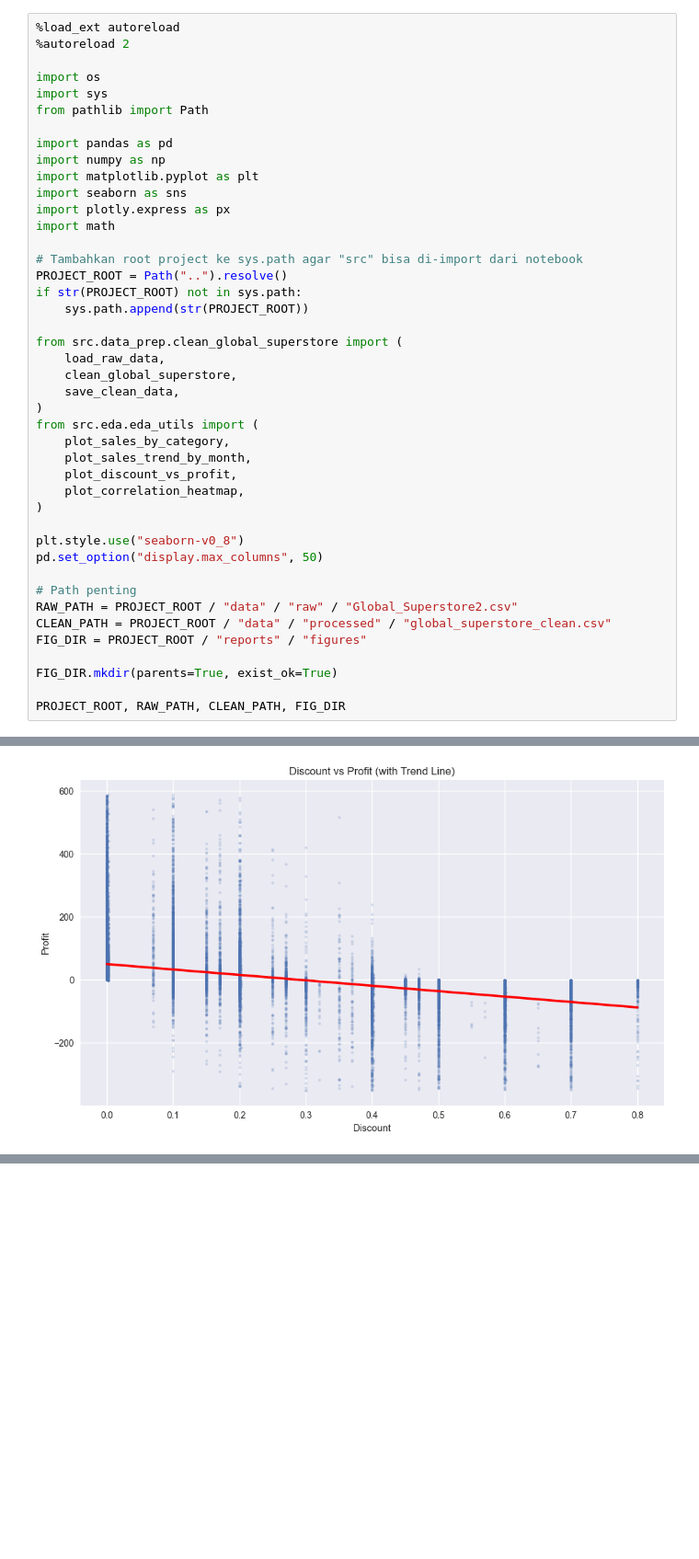
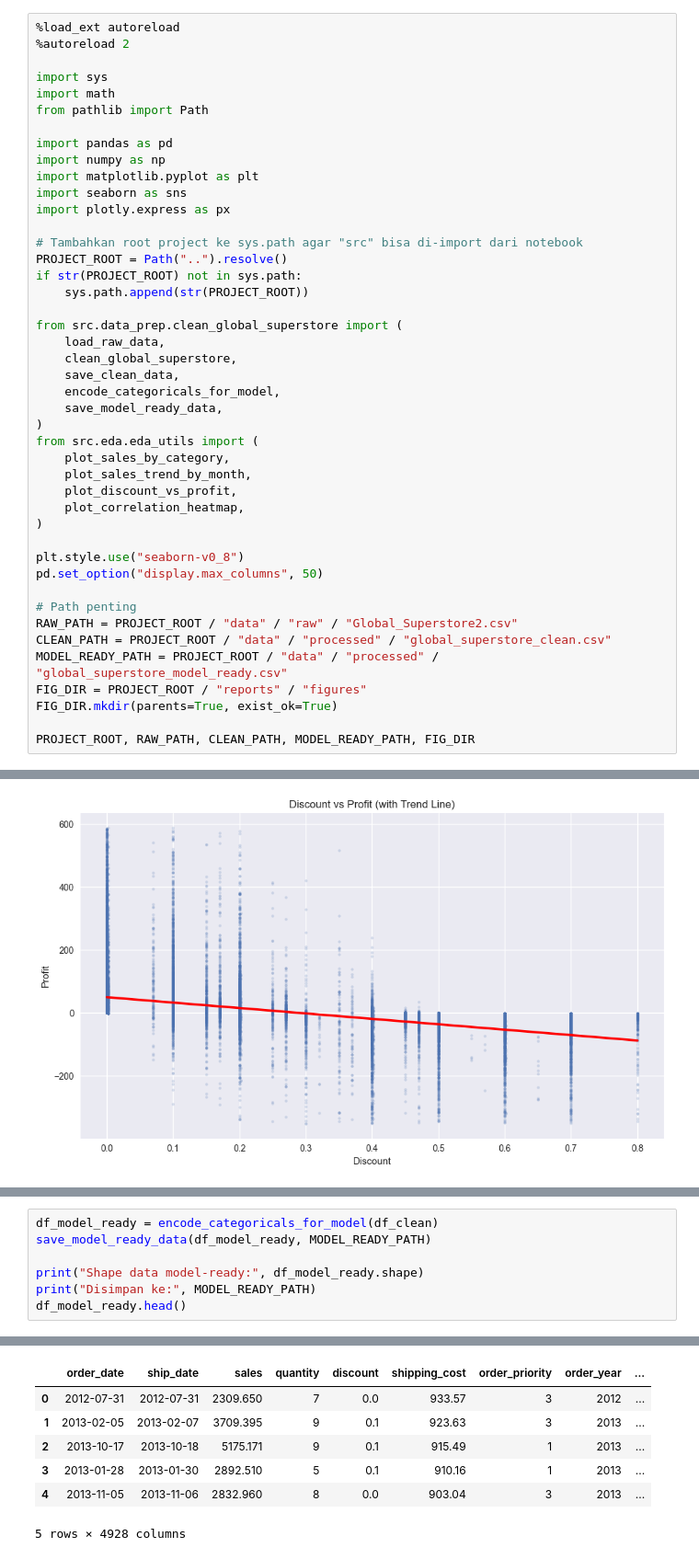
Before and after one commit to xmriz/tubes-if5100-global-superstore, a Jupyter notebook: notebooks/01_data_prep_eda_viz.ipynb, the cells around one changed output, grey strips where cells are left out. Shown: that part at 92% size. Cells and saved outputs as stored; diff of their text form; blank space fills up the shorter version.

```diff
--- a/notebooks/01_data_prep_eda_viz.ipynb
+++ b/notebooks/01_data_prep_eda_viz.ipynb
@@ -4,8 +4,8 @@
 %load_ext autoreload
 %autoreload 2
 
-import os
 import sys
+import math
 from pathlib import Path
 
 import pandas as pd
@@ -13,7 +13,6 @@ import numpy as np
 import matplotlib.pyplot as plt
 import seaborn as sns
 import plotly.express as px
-import math
 
 # Tambahkan root project ke sys.path agar "src" bisa di-import dari notebook
 PROJECT_ROOT = Path("..").resolve()
@@ -24,6 +23,8 @@ from src.data_prep.clean_global_superstore import (
     load_raw_data,
     clean_global_superstore,
     save_clean_data,
+    encode_categoricals_for_model,
+    save_model_ready_data,
 )
 from src.eda.eda_utils import (
     plot_sales_by_category,
@@ -38,9 +39,9 @@ pd.set_option("display.max_columns", 50)
 # Path penting
 RAW_PATH = PROJECT_ROOT / "data" / "raw" / "Global_Superstore2.csv"
 CLEAN_PATH = PROJECT_ROOT / "data" / "processed" / "global_superstore_clean.csv"
+MODEL_READY_PATH = PROJECT_ROOT / "data" / "processed" / "global_superstore_model_ready.csv"
 FIG_DIR = PROJECT_ROOT / "reports" / "figures"
-
 FIG_DIR.mkdir(parents=True, exist_ok=True)
 
-PROJECT_ROOT, RAW_PATH, CLEAN_PATH, FIG_DIR
+PROJECT_ROOT, RAW_PATH, CLEAN_PATH, MODEL_READY_PATH, FIG_DIR
 # %% [output]
@@ -498,0 +550,8 @@ _ = plot_discount_vs_profit(
+# %%
+df_model_ready = encode_categoricals_for_model(df_clean)
+save_model_ready_data(df_model_ready, MODEL_READY_PATH)
+
+print("Shape data model-ready:", df_model_ready.shape)
+print("Disimpan ke:", MODEL_READY_PATH)
+df_model_ready.head()
+# %% [output]
@@ -498,0 +571,7 @@ _ = plot_discount_vs_profit(
+|  | order_date | ship_date | sales | quantity | discount | shipping_cost | order_priority | order_year | ... |
+| 0 | 2012-07-31 | 2012-07-31 | 2309.650 | 7 | 0.0 | 933.57 | 3 | 2012 | ... |
+| 1 | 2013-02-05 | 2013-02-07 | 3709.395 | 9 | 0.1 | 923.63 | 3 | 2013 | ... |
+| 2 | 2013-10-17 | 2013-10-18 | 5175.171 | 9 | 0.1 | 915.49 | 1 | 2013 | ... |
+| 3 | 2013-01-28 | 2013-01-30 | 2892.510 | 5 | 0.1 | 910.16 | 1 | 2013 | ... |
+| 4 | 2013-11-05 | 2013-11-06 | 2832.960 | 8 | 0.0 | 903.04 | 3 | 2013 | ... |
+5 rows × 4928 columns
```
Also changed, not shown: parts of 19 cells of this notebook, 8 other files.
